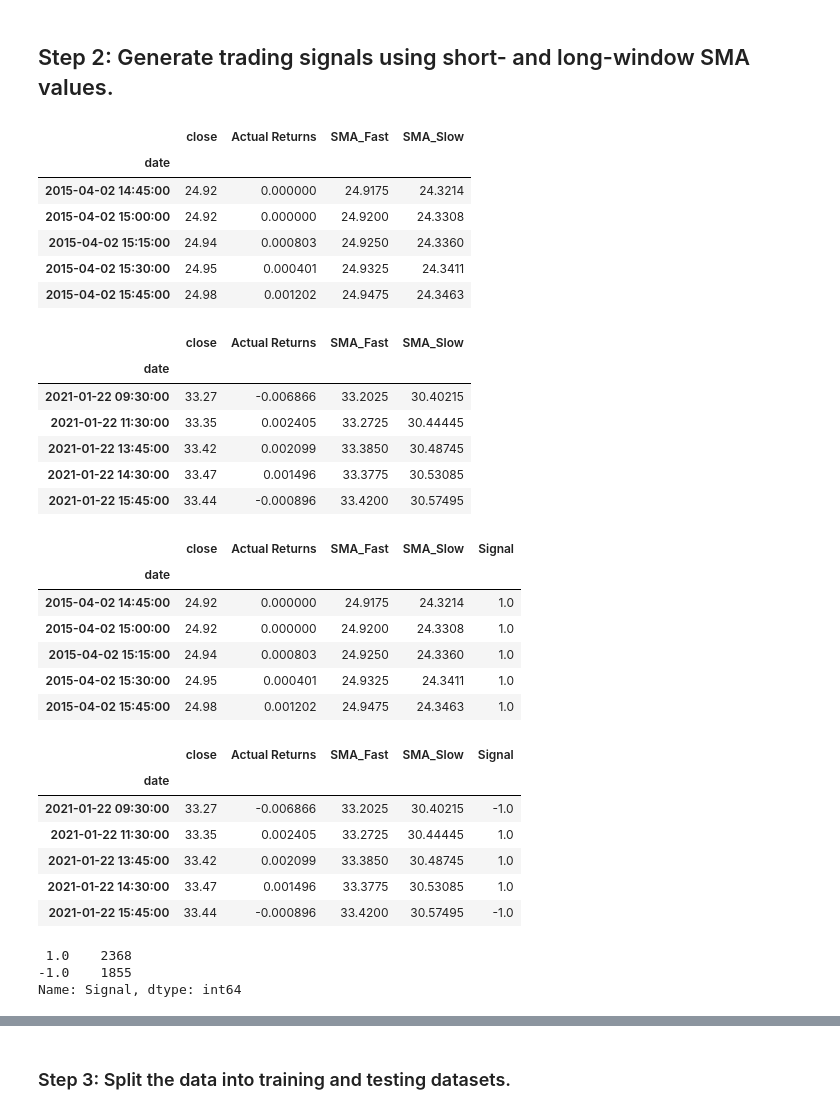
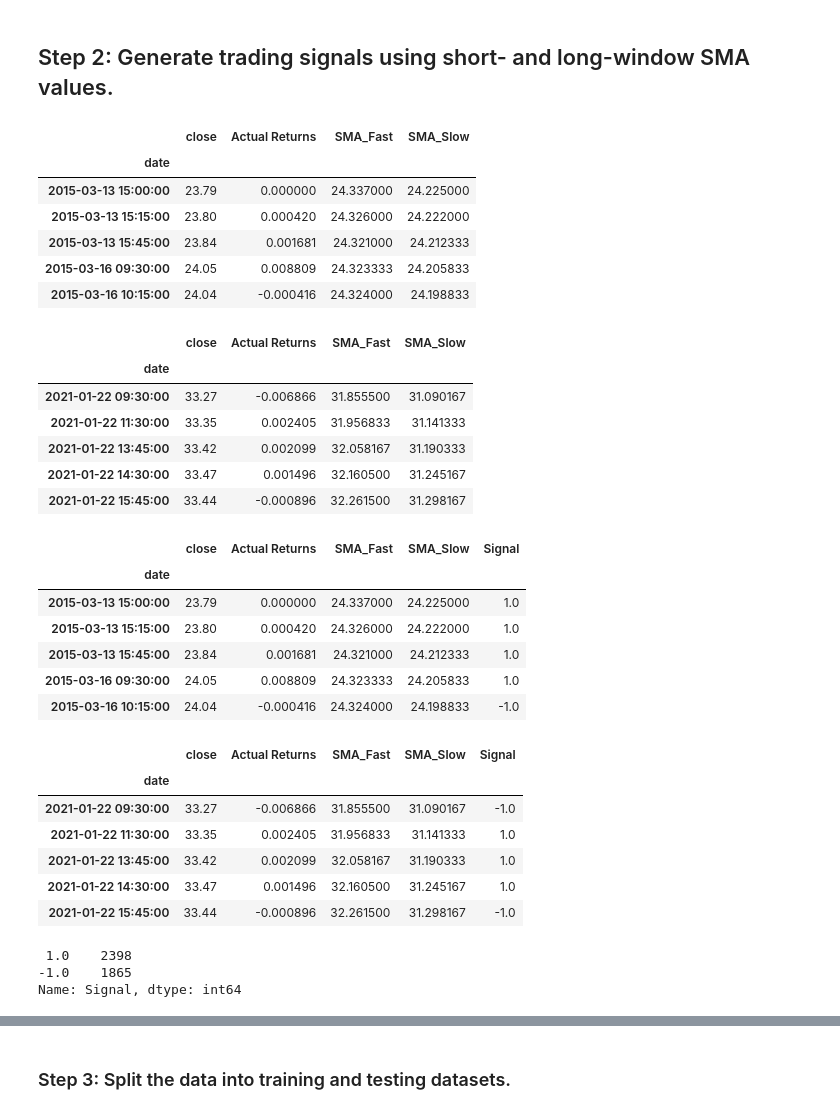
Before and after one commit to SZun/Machine-Learning-Trading-Bot, a Jupyter notebook: machine_learning_trading_bot.ipynb, the cells around one changed output, grey strips where cells are left out. Drawn from its saved outputs; the diff is of its cells as text; code cells hidden in the pictures.

```diff
--- a/machine_learning_trading_bot.ipynb
+++ b/machine_learning_trading_bot.ipynb
@@ -137,33 +137,33 @@ display(signals_df.tail())
 ## Step 2: Generate trading signals using short- and long-window SMA values.
 # %%
 # Set the short window and long window
-short_window = 4
-long_window = 100
+short_window = 30
+long_window = 60
 
 # Generate the fast and slow simple moving averages (4 and 100 days, respectively)
 signals_df['SMA_Fast'] = signals_df['close'].rolling(window=short_window).mean()
 signals_df['SMA_Slow'] = signals_df['close'].rolling(window=long_window).mean()
 
 signals_df = signals_df.dropna()
 
 # Review the DataFrame
 display(signals_df.head())
 display(signals_df.tail())
 # %% [output]
 |  | close | Actual Returns | SMA_Fast | SMA_Slow |
 | date |  |  |  |  |
-| 2015-04-02 14:45:00 | 24.92 | 0.000000 | 24.9175 | 24.3214 |
-| 2015-04-02 15:00:00 | 24.92 | 0.000000 | 24.9200 | 24.3308 |
-| 2015-04-02 15:15:00 | 24.94 | 0.000803 | 24.9250 | 24.3360 |
-| 2015-04-02 15:30:00 | 24.95 | 0.000401 | 24.9325 | 24.3411 |
-| 2015-04-02 15:45:00 | 24.98 | 0.001202 | 24.9475 | 24.3463 |
+| 2015-03-13 15:00:00 | 23.79 | 0.000000 | 24.337000 | 24.225000 |
+| 2015-03-13 15:15:00 | 23.80 | 0.000420 | 24.326000 | 24.222000 |
+| 2015-03-13 15:45:00 | 23.84 | 0.001681 | 24.321000 | 24.212333 |
+| 2015-03-16 09:30:00 | 24.05 | 0.008809 | 24.323333 | 24.205833 |
+| 2015-03-16 10:15:00 | 24.04 | -0.000416 | 24.324000 | 24.198833 |
 |  | close | Actual Returns | SMA_Fast | SMA_Slow |
 | date |  |  |  |  |
-| 2021-01-22 09:30:00 | 33.27 | -0.006866 | 33.2025 | 30.40215 |
-| 2021-01-22 11:30:00 | 33.35 | 0.002405 | 33.2725 | 30.44445 |
-| 2021-01-22 13:45:00 | 33.42 | 0.002099 | 33.3850 | 30.48745 |
-| 2021-01-22 14:30:00 | 33.47 | 0.001496 | 33.3775 | 30.53085 |
-| 2021-01-22 15:45:00 | 33.44 | -0.000896 | 33.4200 | 30.57495 |
+| 2021-01-22 09:30:00 | 33.27 | -0.006866 | 31.855500 | 31.090167 |
+| 2021-01-22 11:30:00 | 33.35 | 0.002405 | 31.956833 | 31.141333 |
+| 2021-01-22 13:45:00 | 33.42 | 0.002099 | 32.058167 | 31.190333 |
+| 2021-01-22 14:30:00 | 33.47 | 0.001496 | 32.160500 | 31.245167 |
+| 2021-01-22 15:45:00 | 33.44 | -0.000896 | 32.261500 | 31.298167 |
 # %%
 # Initialize the new Signal column
 signals_df['Signal'] = 0.0
@@ -180,23 +180,23 @@ display(signals_df.tail())
 # %% [output]
 |  | close | Actual Returns | SMA_Fast | SMA_Slow | Signal |
 | date |  |  |  |  |  |
-| 2015-04-02 14:45:00 | 24.92 | 0.000000 | 24.9175 | 24.3214 | 1.0 |
-| 2015-04-02 15:00:00 | 24.92 | 0.000000 | 24.9200 | 24.3308 | 1.0 |
-| 2015-04-02 15:15:00 | 24.94 | 0.000803 | 24.9250 | 24.3360 | 1.0 |
-| 2015-04-02 15:30:00 | 24.95 | 0.000401 | 24.9325 | 24.3411 | 1.0 |
-| 2015-04-02 15:45:00 | 24.98 | 0.001202 | 24.9475 | 24.3463 | 1.0 |
+| 2015-03-13 15:00:00 | 23.79 | 0.000000 | 24.337000 | 24.225000 | 1.0 |
+| 2015-03-13 15:15:00 | 23.80 | 0.000420 | 24.326000 | 24.222000 | 1.0 |
+| 2015-03-13 15:45:00 | 23.84 | 0.001681 | 24.321000 | 24.212333 | 1.0 |
+| 2015-03-16 09:30:00 | 24.05 | 0.008809 | 24.323333 | 24.205833 | 1.0 |
+| 2015-03-16 10:15:00 | 24.04 | -0.000416 | 24.324000 | 24.198833 | -1.0 |
 |  | close | Actual Returns | SMA_Fast | SMA_Slow | Signal |
 | date |  |  |  |  |  |
-| 2021-01-22 09:30:00 | 33.27 | -0.006866 | 33.2025 | 30.40215 | -1.0 |
-| 2021-01-22 11:30:00 | 33.35 | 0.002405 | 33.2725 | 30.44445 | 1.0 |
-| 2021-01-22 13:45:00 | 33.42 | 0.002099 | 33.3850 | 30.48745 | 1.0 |
-| 2021-01-22 14:30:00 | 33.47 | 0.001496 | 33.3775 | 30.53085 | 1.0 |
-| 2021-01-22 15:45:00 | 33.44 | -0.000896 | 33.4200 | 30.57495 | -1.0 |
+| 2021-01-22 09:30:00 | 33.27 | -0.006866 | 31.855500 | 31.090167 | -1.0 |
+| 2021-01-22 11:30:00 | 33.35 | 0.002405 | 31.956833 | 31.141333 | 1.0 |
+| 2021-01-22 13:45:00 | 33.42 | 0.002099 | 32.058167 | 31.190333 | 1.0 |
+| 2021-01-22 14:30:00 | 33.47 | 0.001496 | 32.160500 | 31.245167 | 1.0 |
+| 2021-01-22 15:45:00 | 33.44 | -0.000896 | 32.261500 | 31.298167 | -1.0 |
 # %%
 signals_df['Signal'].value_counts()
 # %% [output]
- 1.0    2368
--1.0    1855
+ 1.0    2398
+-1.0    1865
 Name: Signal, dtype: int64
 # %%
 # Calculate the strategy returns and add them to the signals_df DataFrame
```
Also changed, not shown: parts of 19 cells of this notebook, 1 other file.
